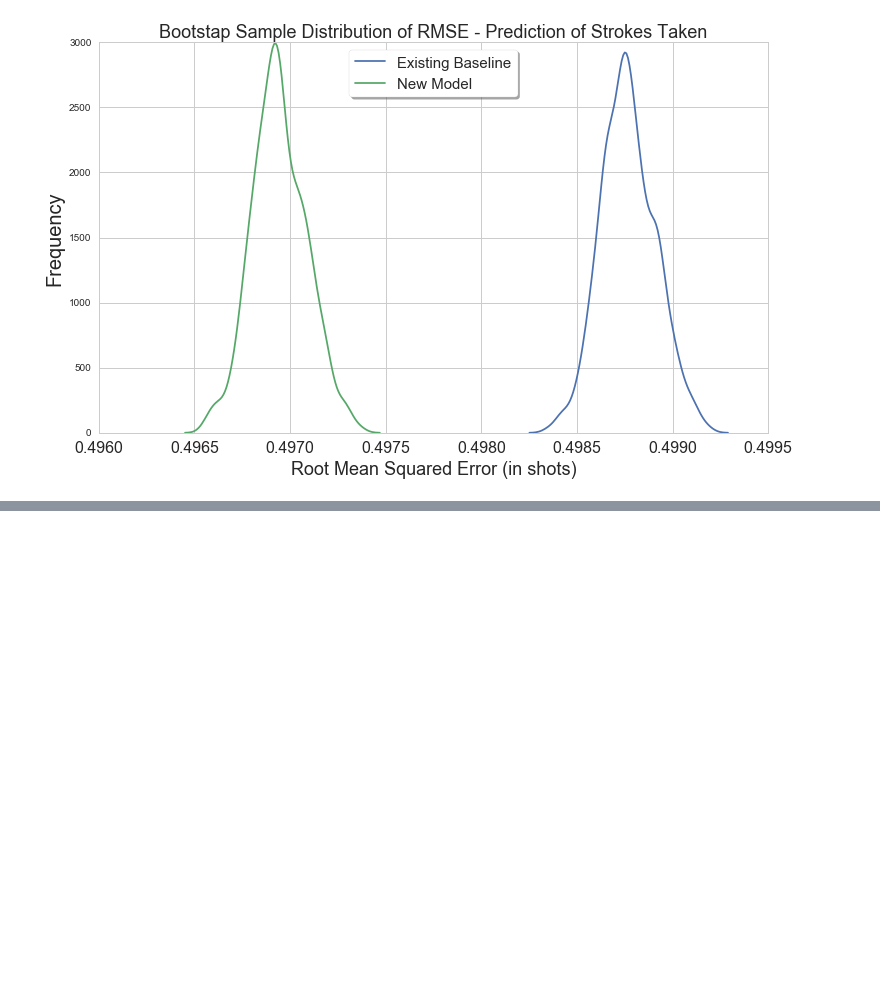
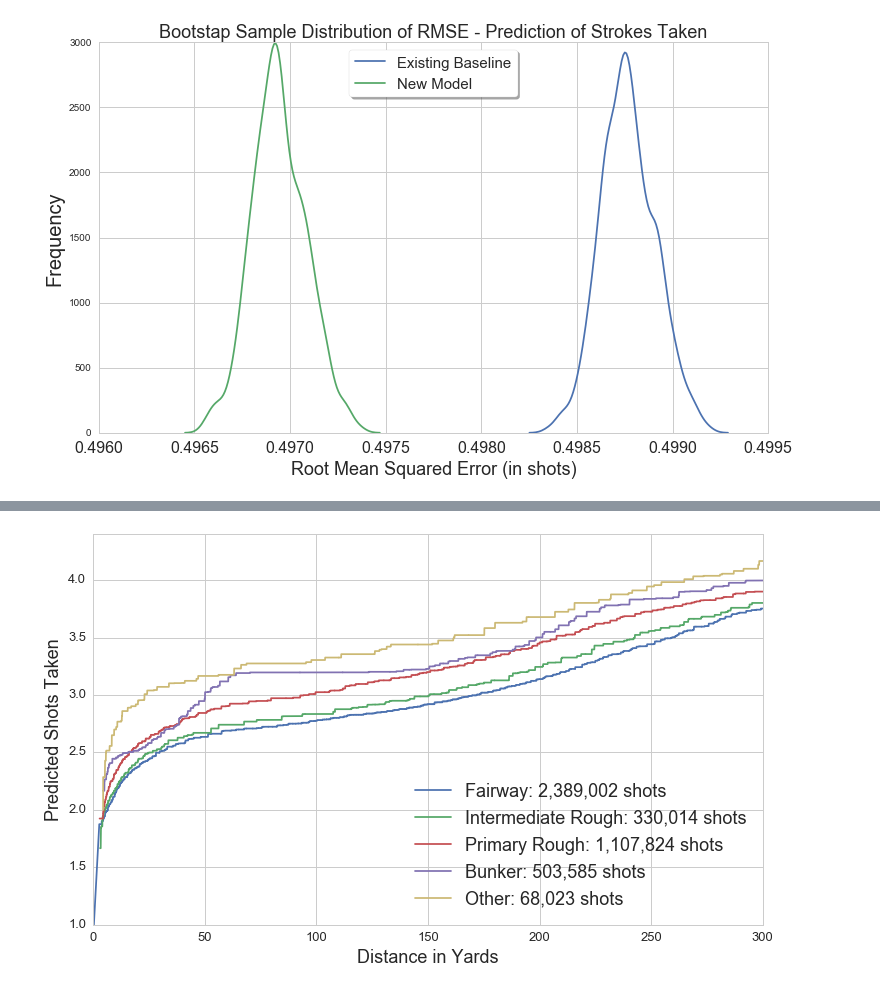
Before and after one commit to adamwlev/StrokesGained2, a Jupyter notebook: PaperStuff/Visualization.ipynb, the cells around one changed output, grey strips where cells are left out. Saved outputs shown, nothing was run; the diff lists cells and outputs as text; code cells hidden in the pictures; blank space fills up the shorter version.

```diff
--- a/PaperStuff/Visualization.ipynb
+++ b/PaperStuff/Visualization.ipynb
@@ -431,0 +472,17 @@ plt.savefig('PredError.png',dpi=500)
+# %%
+fig, ax = plt.subplots(figsize=(12,7))
+for cat in ['Fairway','Intermediate Rough','Primary Rough','Bunker','Other']:
+    x = data[data.Cat==cat].Distance_from_hole
+    y = predictions[cat]
+    plt.plot(np.sort(x)/3,y[x.argsort()],label = cat + ': %s shots' % "{:,}".format(len(x)))
+plt.xlim(0,300)
+for xtick,ytick in zip(ax.xaxis.get_major_ticks(),ax.yaxis.get_major_ticks()):
+    xtick.label.set_fontsize(13)
+    ytick.label.set_fontsize(13)
+plt.legend(loc=4,prop={'size':18})
+plt.ylabel('Predicted Shots Taken',fontsize=18);
+plt.xlabel('Distance in Yards',fontsize=18);
+plt.ylim(1,4.4);
+plt.savefig('./../Plots/DistanceModels2.png',dpi=500)
+# %% [output]
+[figure, added]
```
Also changed, not shown: parts of 6 cells of this notebook, 3 other files.
